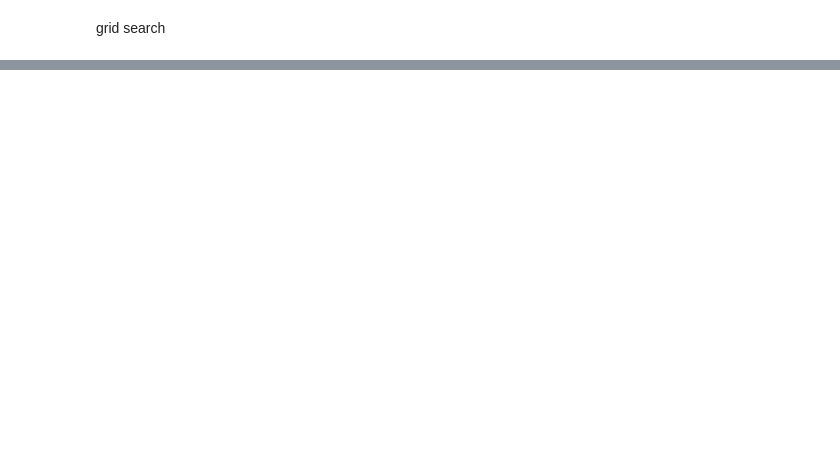
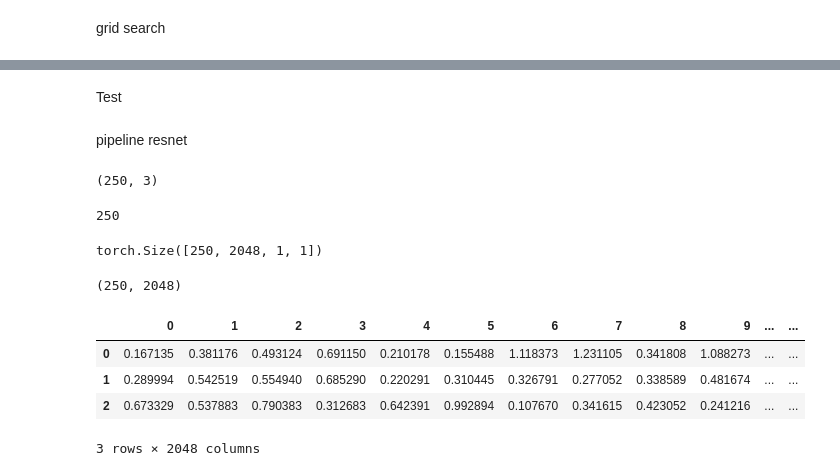
Before and after one commit to immanuelazn/w281_final_galaxy_zoo, a Jupyter notebook: pipeline_123_classifier_LDA_SVM.ipynb, the cells around one changed output, grey strips where cells are left out. Saved outputs shown, nothing was run; the diff lists cells and outputs as text; code cells hidden in the pictures; blank space fills up the shorter version.

```diff
--- a/pipeline_123_classifier_LDA_SVM.ipynb
+++ b/pipeline_123_classifier_LDA_SVM.ipynb
@@ -811,2 +817,62 @@ Best cross-validation accuracy score: 0.69
 # %%
 # Take the best set of hyperparameter and rerun the classification
+# %% [markdown]
+Test
+# %% [markdown]
+pipeline resnet
+# %%
+# val data
+import pandas as pd
+csv_file_path = '/content/drive/MyDrive/galaxy_zoo/test_data_reduced.csv'
+column_names = ['path', 'index', 'label']
+df_test = pd.read_csv(csv_file_path, names=column_names)
+df_test = df_test.iloc[1:]
+df_test = df_test.reset_index(drop=True)
+print(df_test.shape)
+# %% [output]
+(250, 3)
+# %%
+images_list_nopreprocess_test = preprocess_resnet_nopreprocess(df_test)
+print(len(images_list_nopreprocess_test))
+# %% [output]
+250
+# %%
+# test
+custom_dataset_test = CustomDataset(images_list_nopreprocess_test, transform=transform)
+
+# create a data loader with batch size
+batch_size = 8
+data_loader = DataLoader(custom_dataset_test, batch_size=batch_size, shuffle=False)
+
+# Process images in batches
+features_list = []
+with torch.no_grad():
+    for batch in data_loader:
+        features_test = resnet(batch.to(device))
+        features_list.append(features_test)
+
+# Concatenate features from all batches
+features_test = torch.cat(features_list, dim=0)
+
+print(features_test.shape)
+# %% [output]
+torch.Size([250, 2048, 1, 1])
+# %%
+import pandas as pd
+
+features_test = features_test.cpu()
+# reshape it to 2000,2048
+reshaped_features_test = features_test.squeeze().numpy()
+reshaped_features_test = reshaped_features_test.reshape(reshaped_features_test.shape[0], -1)
+# Convert to DataFrame
+df_features_test = pd.DataFrame(reshaped_features_test)
+# Display the DataFrame
+print(df_features_test.shape)
+df_features_test.head(3)
+# %% [output]
+(250, 2048)
+|  | 0 | 1 | 2 | 3 | 4 | 5 | 6 | 7 | 8 | 9 | ... | ... |
+| 0 | 0.167135 | 0.381176 | 0.493124 | 0.691150 | 0.210178 | 0.155488 | 1.118373 | 1.231105 | 0.341808 | 1.088273 | ... | ... |
+| 1 | 0.289994 | 0.542519 | 0.554940 | 0.685290 | 0.220291 | 0.310445 | 0.326791 | 0.277052 | 0.338589 | 0.481674 | ... | ... |
+| 2 | 0.673329 | 0.537883 | 0.790383 | 0.312683 | 0.642391 | 0.992894 | 0.107670 | 0.341615 | 0.423052 | 0.241216 | ... | ... |
+3 rows × 2048 columns
```
Also changed, not shown: parts of 22 cells of this notebook.
